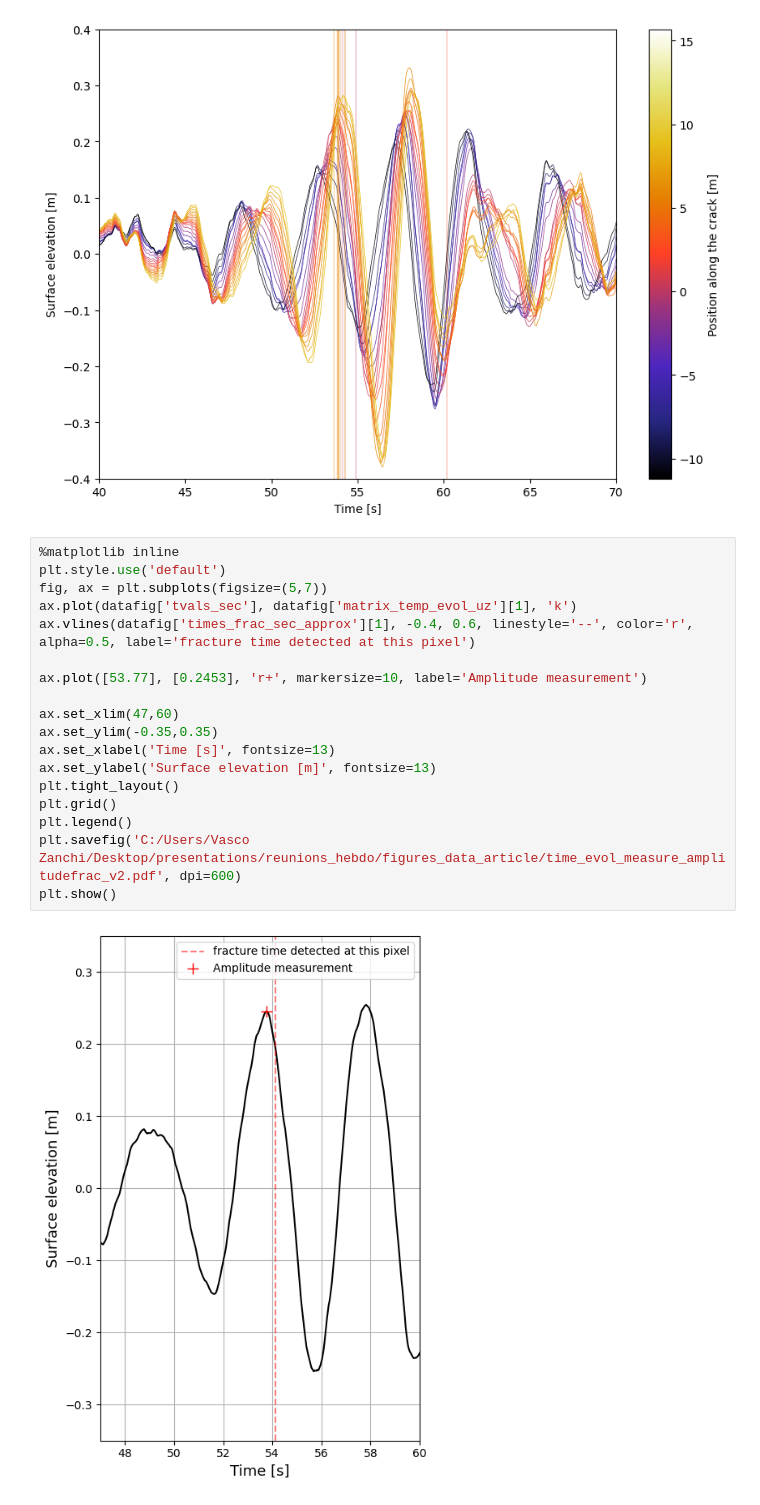
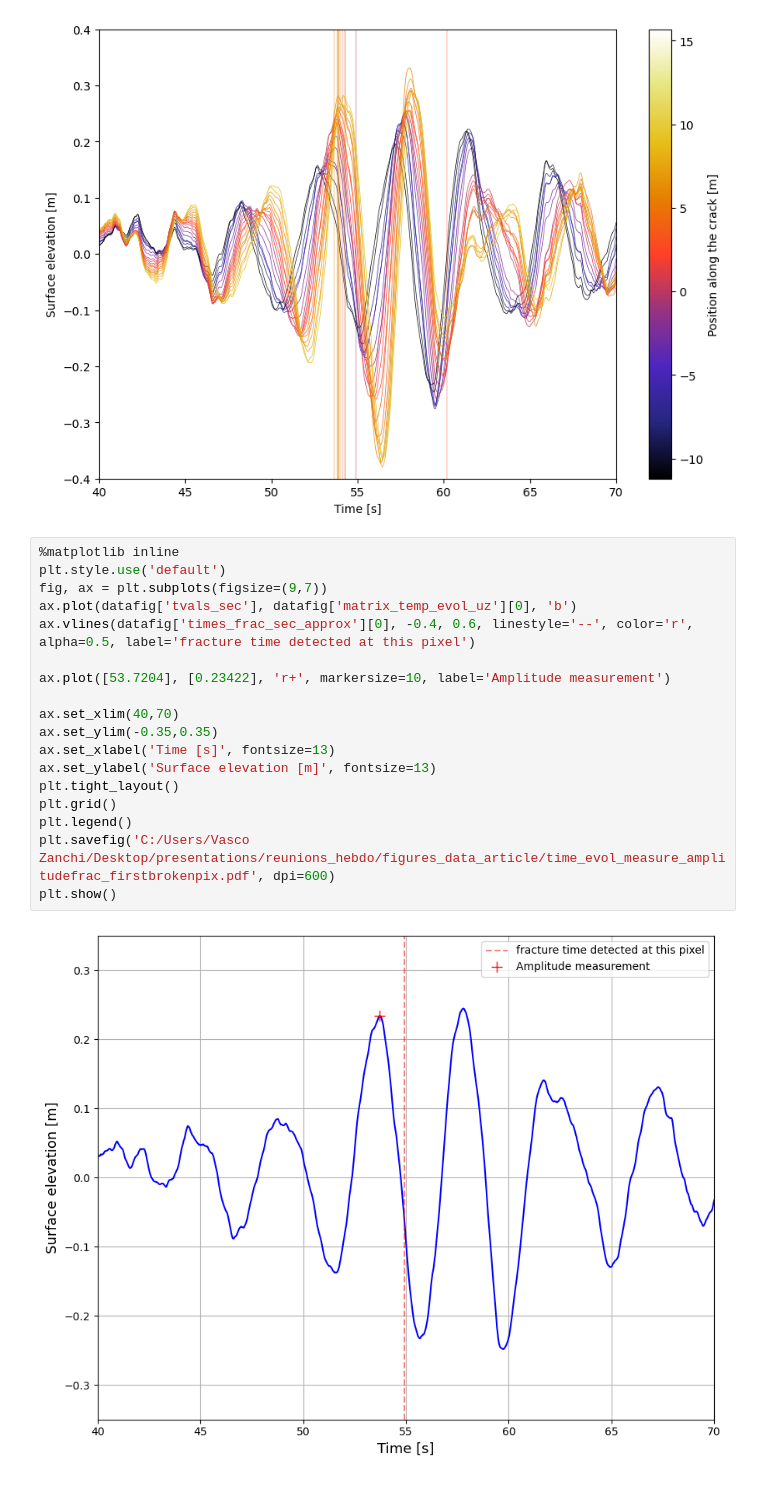
Before and after one commit to Turbotice/icewave, a Jupyter notebook: icewave/vasco/field/SagWin2024/fracture_wake_boat/drones/figures_article/fig_method_measure_Ac.ipynb, the cells around one changed output. Saved outputs shown, nothing was run; the diff lists cells and outputs as text.

Commit message:
update figure générale méthode kappa_c saguenay

```diff
--- a/icewave/vasco/field/SagWin2024/fracture_wake_boat/drones/figures_article/fig_method_measure_Ac.ipynb
+++ b/icewave/vasco/field/SagWin2024/fracture_wake_boat/drones/figures_article/fig_method_measure_Ac.ipynb
@@ -71,20 +71,20 @@ plt.savefig('C:/Users/Vasco Zanchi/Desktop/presentations/reunions_hebdo/figures_
 # %%
 %matplotlib inline
 plt.style.use('default')
-fig, ax = plt.subplots(figsize=(5,7))
-ax.plot(datafig['tvals_sec'], datafig['matrix_temp_evol_uz'][1], 'k')
-ax.vlines(datafig['times_frac_sec_approx'][1], -0.4, 0.6, linestyle='--', color='r', alpha=0.5, label='fracture time detected at this pixel')
+fig, ax = plt.subplots(figsize=(9,7))
+ax.plot(datafig['tvals_sec'], datafig['matrix_temp_evol_uz'][0], 'b')
+ax.vlines(datafig['times_frac_sec_approx'][0], -0.4, 0.6, linestyle='--', color='r', alpha=0.5, label='fracture time detected at this pixel')
 
-ax.plot([53.77], [0.2453], 'r+', markersize=10, label='Amplitude measurement')
+ax.plot([53.7204], [0.23422], 'r+', markersize=10, label='Amplitude measurement')
 
-ax.set_xlim(47,60)
+ax.set_xlim(40,70)
 ax.set_ylim(-0.35,0.35)
 ax.set_xlabel('Time [s]', fontsize=13)
 ax.set_ylabel('Surface elevation [m]', fontsize=13)
 plt.tight_layout()
 plt.grid()
 plt.legend()
-plt.savefig('C:/Users/Vasco Zanchi/Desktop/presentations/reunions_hebdo/figures_data_article/time_evol_measure_amplitudefrac_v2.pdf', dpi=600)
+plt.savefig('C:/Users/Vasco Zanchi/Desktop/presentations/reunions_hebdo/figures_data_article/time_evol_measure_amplitudefrac_firstbrokenpix.pdf', dpi=600)
 plt.show()
 # %% [output]
-[figure, old version]
+[figure, new version]
```
Also changed, not shown: parts of 1 cell of this notebook, 2 other files.
